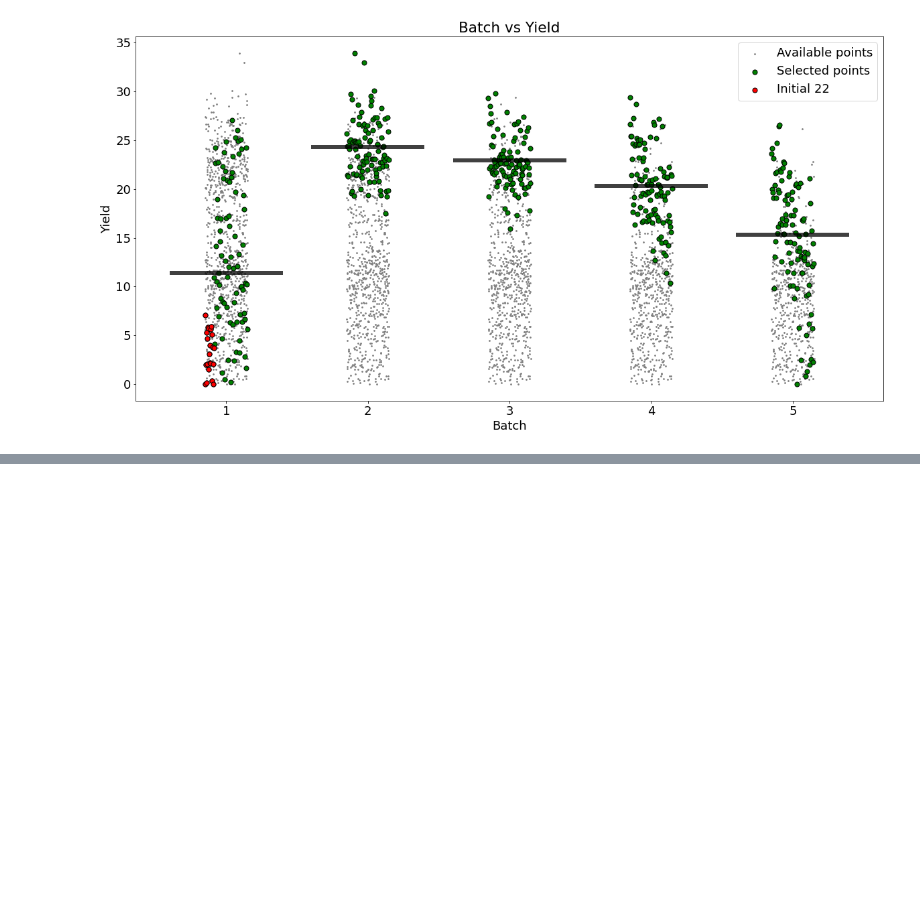
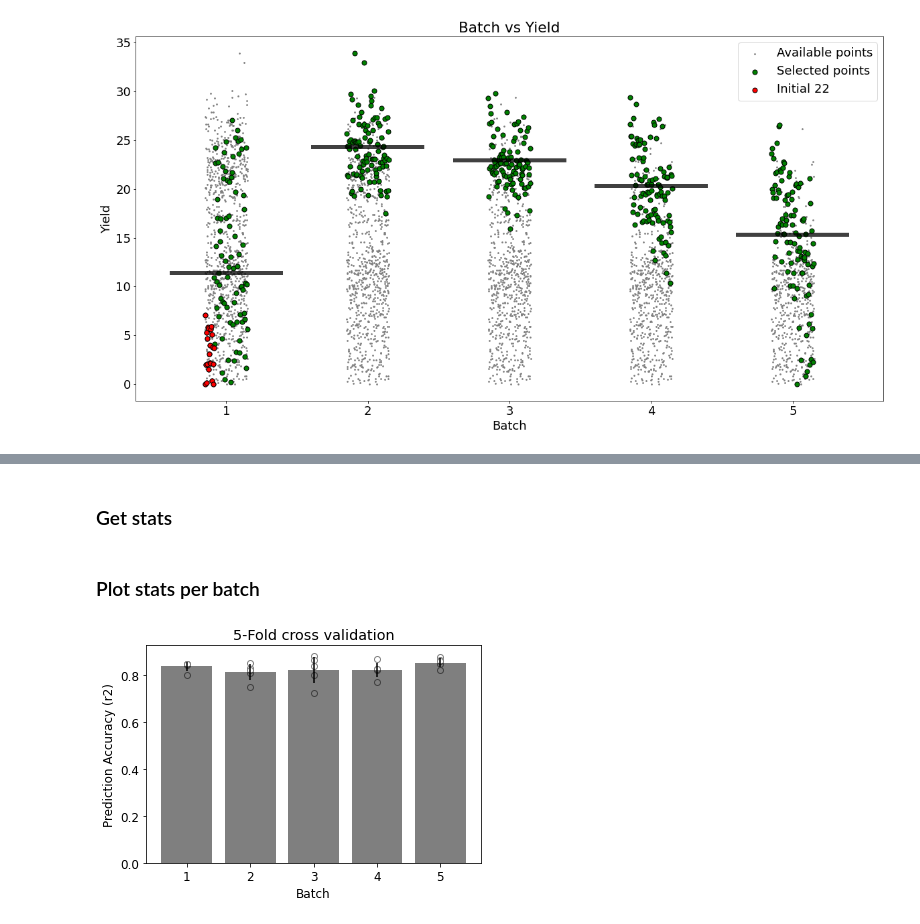
Before and after one commit to ryanquinnnelson/CMU-02750-Active-Learning-Guided-Protein-Production-Optimization, a Jupyter notebook: HW4_q2_ryann.ipynb, the cells around one changed output, grey strips where cells are left out. Cells and saved outputs as stored; diff of their text form; code cells hidden in the pictures; blank space fills up the shorter version.

Commit message:
Added r2 scores to approach

```diff
--- a/HW4_q2_ryann.ipynb
+++ b/HW4_q2_ryann.ipynb
@@ -487,0 +561,17 @@ plt.show()
+# %%
+%%time
+# 4.5 min
+
+# copy data for this section
+X_cp = copy.deepcopy(X_pool)
+y_cp = copy.deepcopy(y_pool)
+print(X_cp.shape)
+print(y_cp.shape)
+
+
+# Bayesian optimization
+n_batch = 4
+batch_size = 102
+k = 5
+scores = run_kfold_bayesian_optimization(X_cp, y_cp, X_training, y_training, n_batch, batch_size, k, seed)
+len(scores)
@@ -487,0 +585,3 @@ plt.show()
+# %%
+scores_arr = np.array(scores)
+scores_arr
@@ -487,0 +594,5 @@ plt.show()
+# %%
+scores_y = np.array([i+1 for i in range(n_batch+1)]*(n_batch+1))
+scores_y
+scores_combined = np.append(scores_y.reshape(-1,1),scores_arr.reshape(-1,1),  axis=1)
+scores_combined
@@ -487,0 +617,25 @@ plt.show()
+# %% [markdown]
+### Get stats
+# %%
+batch_mean, batch_std = get_score_stats(scores_arr)
+# %% [markdown]
+### Plot stats per batch
+# %%
+
+plt.rcParams.update({'font.size': 12})
+# plt.figure(figsize=(20,10))
+plt.scatter(scores_combined[:,0],scores_combined[:,1], marker='o', color='w',edgecolor='gray')
+
+plt.bar([1,2,3,4,5],
+        height=batch_mean,
+        yerr=batch_std,
+        alpha=0.5,
+       color='k')
+
+plt.title('5-Fold cross validation')
+plt.ylabel('Prediction Accuracy (r2)')
+plt.xlabel('Batch')
+# plt.legend()
+plt.show()
+# %% [output]
+[figure, added]
```
Also changed, not shown: parts of 12 cells of this notebook.
